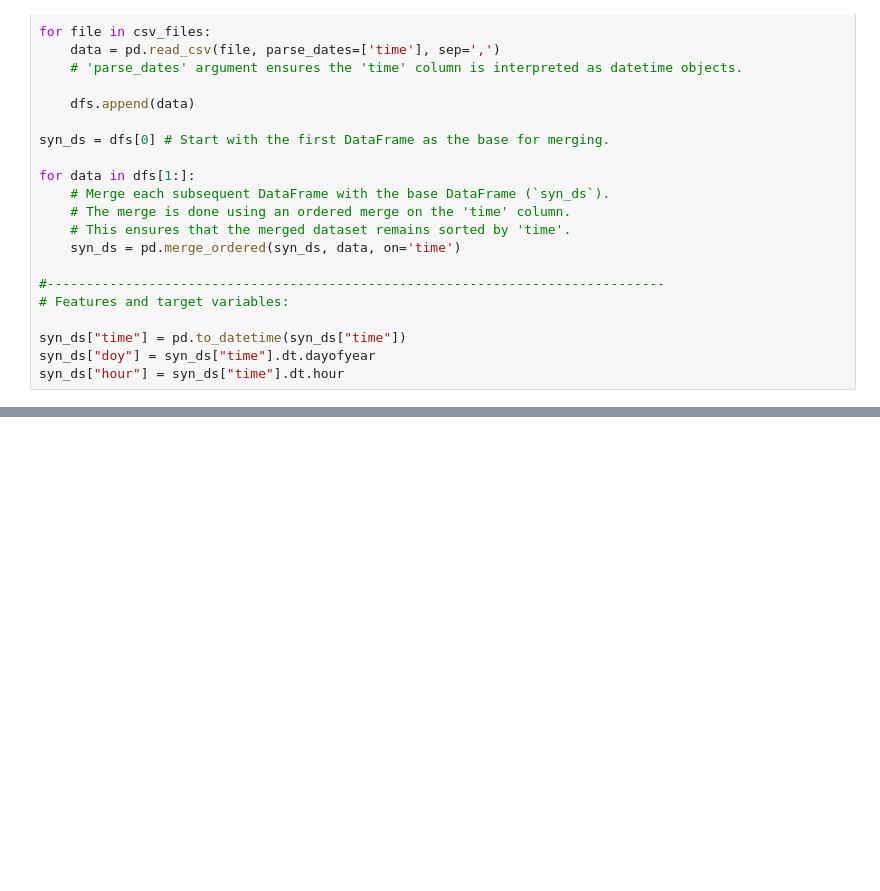
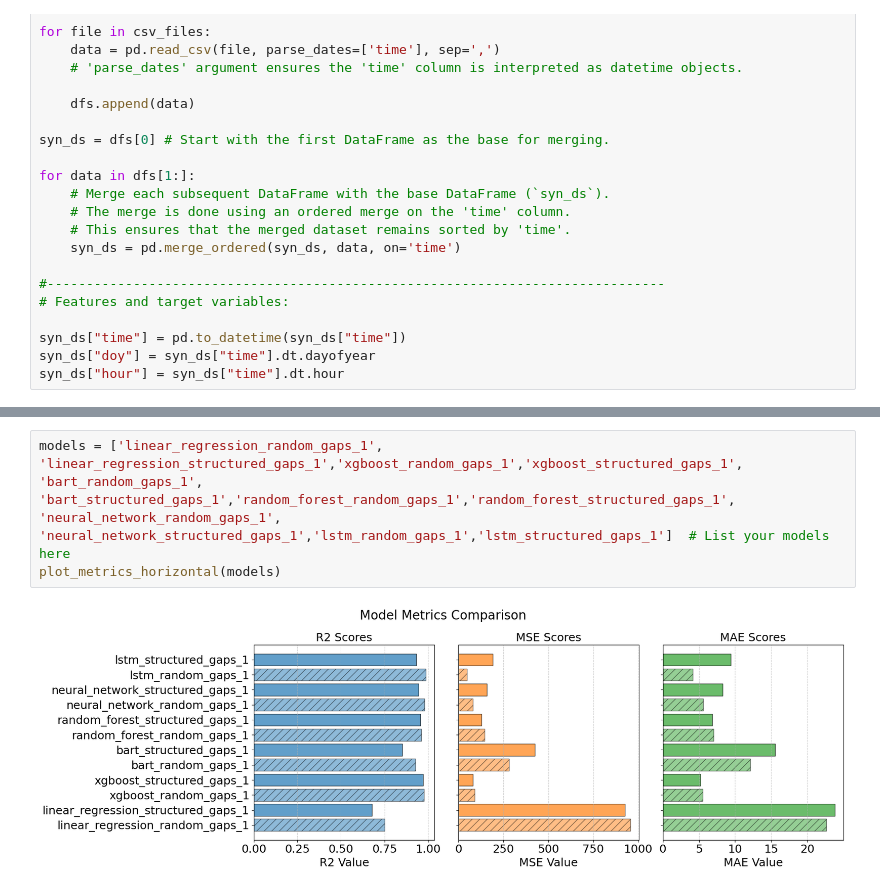
Before and after one commit to adelezaini/GEO9300-Gap-Busters, a Jupyter notebook: notebooks/plotting_eivind.ipynb, the cells around one changed output, grey strips where cells are left out. Saved outputs shown, nothing was run; the diff lists cells and outputs as text; blank space fills up the shorter version.

```diff
--- a/notebooks/plotting_eivind.ipynb
+++ b/notebooks/plotting_eivind.ipynb
@@ -86,0 +470,5 @@ FileNotFoundError: [Errno 2] No such file or directory: '../results/random_fores
+# %%
+models = ['linear_regression_random_gaps_1', 'linear_regression_structured_gaps_1','xgboost_random_gaps_1','xgboost_structured_gaps_1', 'bart_random_gaps_1', 'bart_structured_gaps_1','random_forest_random_gaps_1','random_forest_structured_gaps_1', 'neural_network_random_gaps_1', 'neural_network_structured_gaps_1','lstm_random_gaps_1','lstm_structured_gaps_1']  # List your models here
+plot_metrics_horizontal(models)
+# %% [output]
+[figure, added]
```
Also changed, not shown: parts of 13 cells of this notebook.
